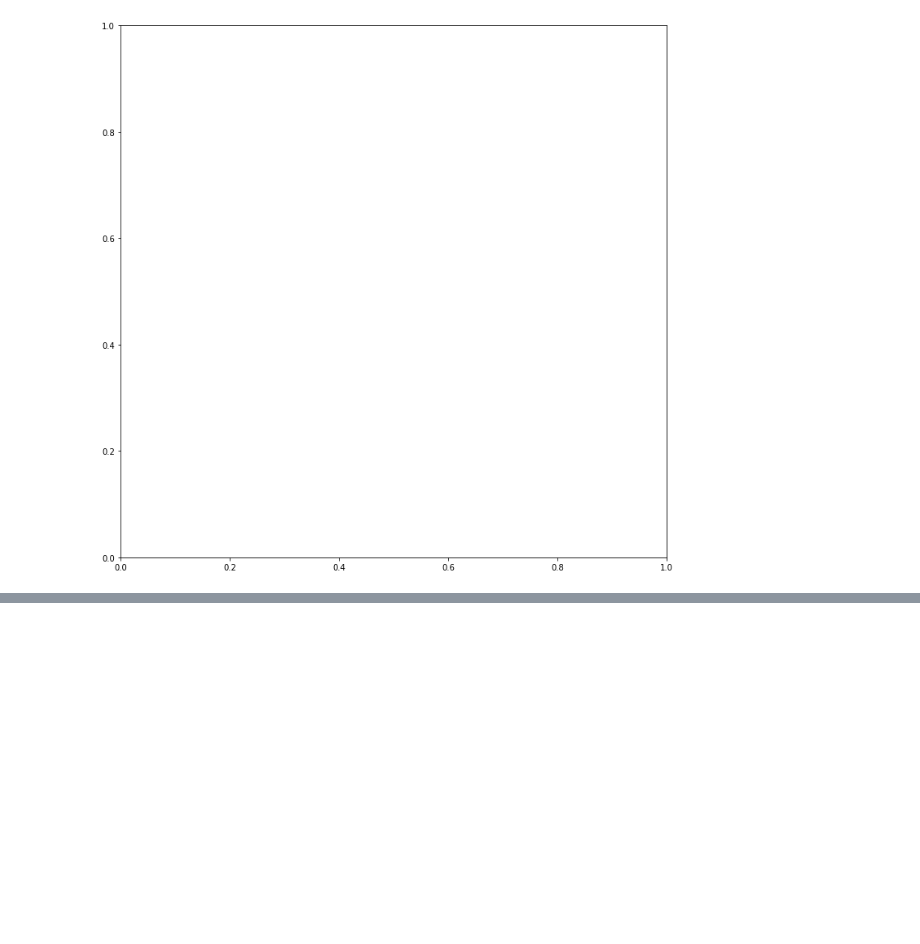
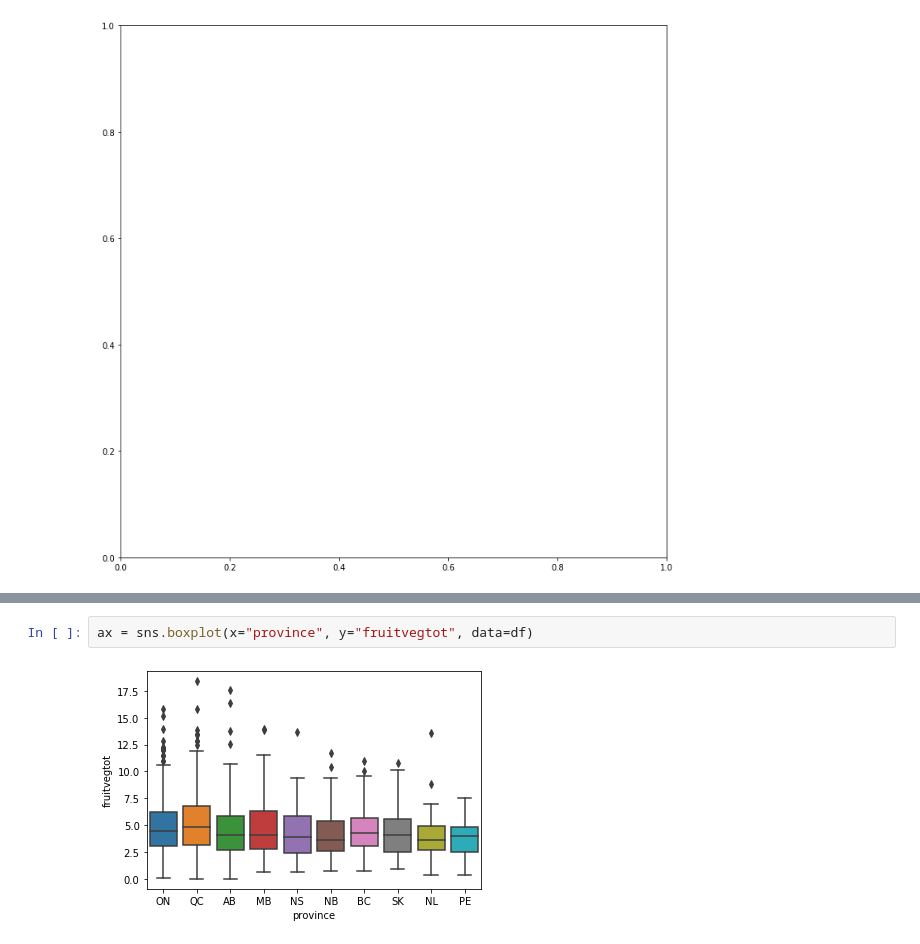
Before and after one commit to diegoarmaca/SocialDataSample, a Jupyter notebook: cchs.ipynb, the cells around one changed output, grey strips where cells are left out. Saved outputs shown, nothing was run; the diff lists cells and outputs as text; blank space fills up the shorter version.

```diff
--- a/cchs.ipynb
+++ b/cchs.ipynb
@@ -363,0 +369,4 @@ TypeError: hist() got multiple values for argument 'bins'
+# %%
+ax = sns.boxplot(x="province", y="fruitvegtot", data=df)
+# %% [output]
+[figure, added]
```
Also changed, not shown: parts of 4 cells of this notebook.
